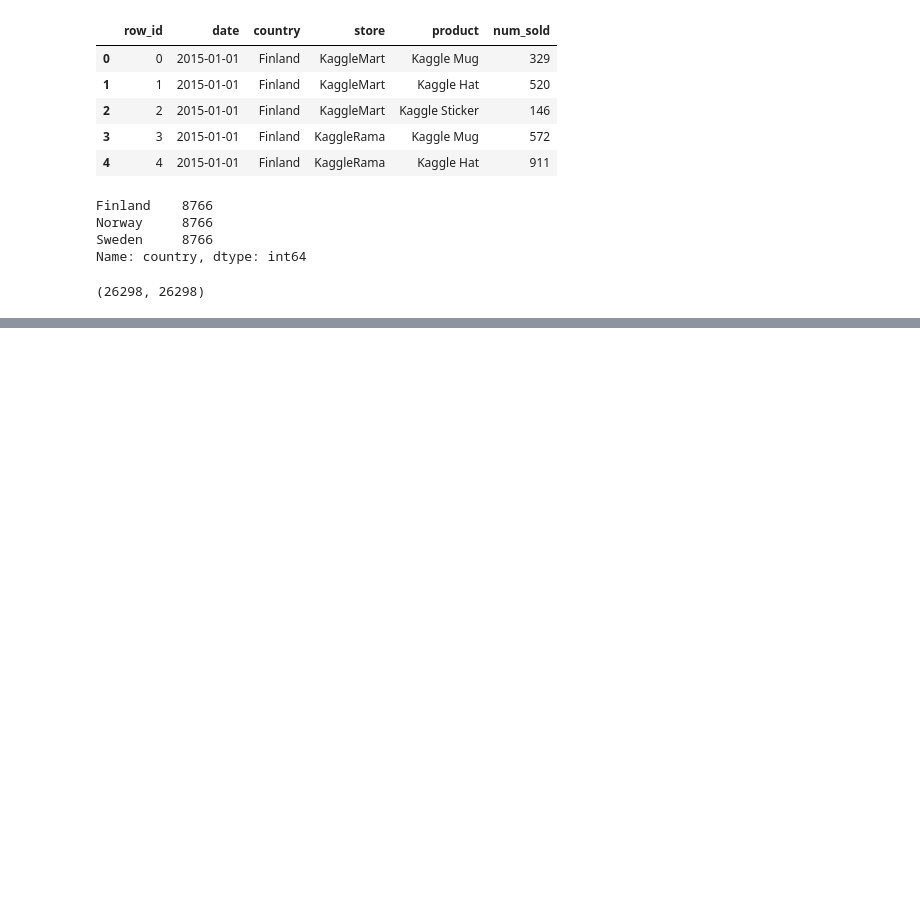
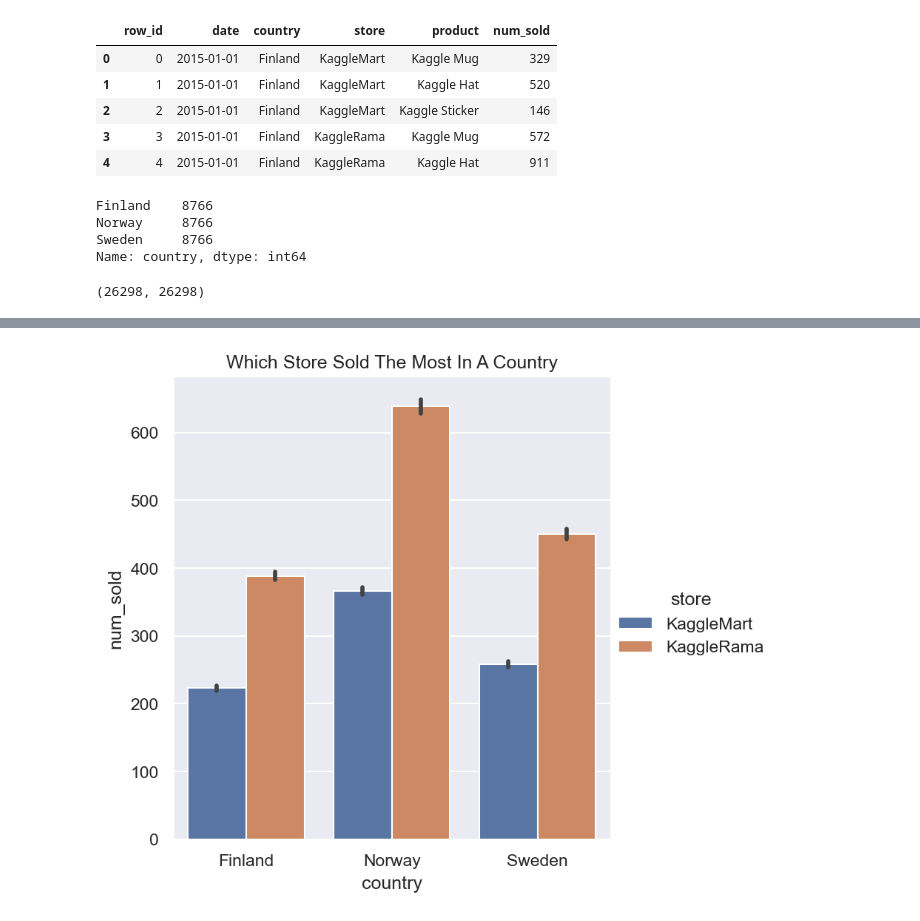
Before and after one commit to kshipra-jadav/Kaggle-Tabular-Playground-Series-Jan2022, a Jupyter notebook: first.ipynb, the cells around one changed output, grey strips where cells are left out. Saved outputs shown, nothing was run; the diff lists cells and outputs as text; code cells hidden in the pictures; blank space fills up the shorter version.

```diff
--- a/first.ipynb
+++ b/first.ipynb
@@ -239,0 +237,6 @@ df_train.groupby(by='country').describe()
+# %%
+sns.catplot(data=df_train, x='country', y='num_sold', hue='store', kind='bar')
+plt.title('Which Store Sold The Most In A Country')
+plt.show()
+# %% [output]
+[figure, added]
```
Also changed, not shown: parts of 2 cells of this notebook.
